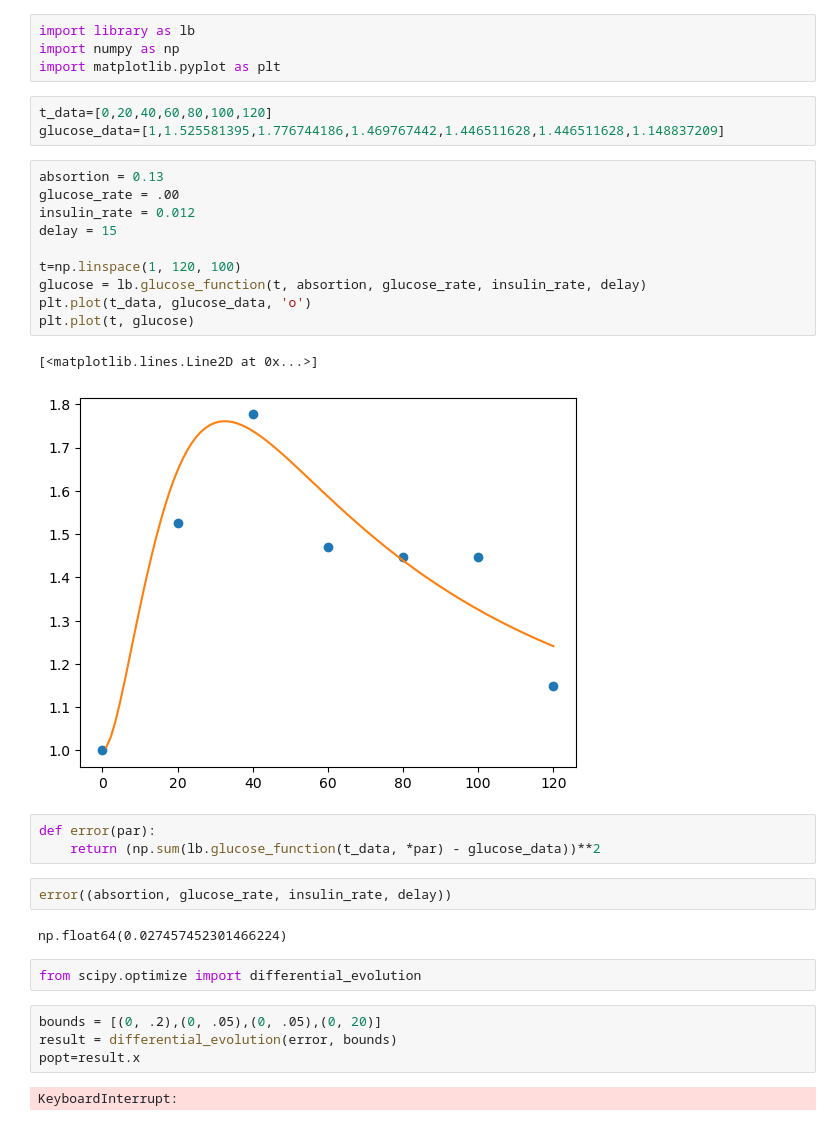
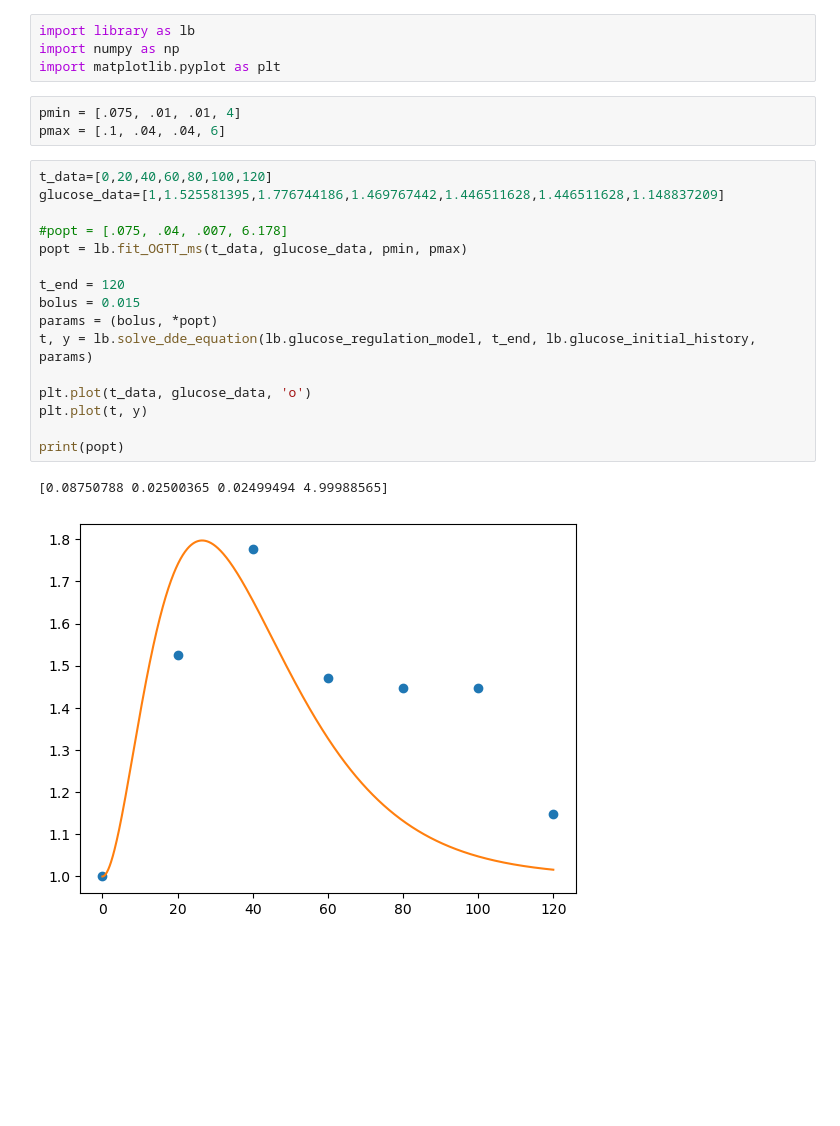
Before and after one commit to moises-santillan/TallerGto2025, a Jupyter notebook: Code/Excercises_02.ipynb, the cells around one changed output. Drawn from its saved outputs; the diff is of its cells as text; blank space fills up the shorter version.

```diff
--- a/Code/Excercises_02.ipynb
+++ b/Code/Excercises_02.ipynb
@@ -2,34 +2,25 @@
 import library as lb
 import numpy as np
 import matplotlib.pyplot as plt
+# %%
+pmin = [.075, .01, .01, 4]
+pmax = [.1, .04, .04, 6]
 # %%
 t_data=[0,20,40,60,80,100,120]
 glucose_data=[1,1.525581395,1.776744186,1.469767442,1.446511628,1.446511628,1.148837209]
+
+#popt = [.075, .04, .007, 6.178]
+popt = lb.fit_OGTT_ms(t_data, glucose_data, pmin, pmax)
+
+t_end = 120
+bolus = 0.015
+params = (bolus, *popt)
+t, y = lb.solve_dde_equation(lb.glucose_regulation_model, t_end, lb.glucose_initial_history, params)
+
+plt.plot(t_data, glucose_data, 'o')
+plt.plot(t, y)
+
+print(popt)
+# %% [output]
+[0.08750788 0.02500365 0.02499494 4.99988565]
+[figure, added]
-# %%
-absortion = 0.13
-glucose_rate = .00
-insulin_rate = 0.012
-delay = 15
-
-t=np.linspace(1, 120, 100)
-glucose = lb.glucose_function(t, absortion, glucose_rate, insulin_rate, delay)
-plt.plot(t_data, glucose_data, 'o')
-plt.plot(t, glucose)
-# %% [output]
-[<matplotlib.lines.Line2D at 0x...>]
-[figure, removed]
-# %%
-def error(par):
-    return (np.sum(lb.glucose_function(t_data, *par) - glucose_data))**2
-# %%
-error((absortion, glucose_rate, insulin_rate, delay))
-# %% [output]
-np.float64(0.027457452301466224)
-# %%
-from scipy.optimize import differential_evolution
-# %%
-bounds = [(0, .2),(0, .05),(0, .05),(0, 20)]
-result = differential_evolution(error, bounds)
-popt=result.x
-# %% [output]
-KeyboardInterrupt:
```
Also changed, not shown: parts of 1 cell of this notebook, 1 other file.
